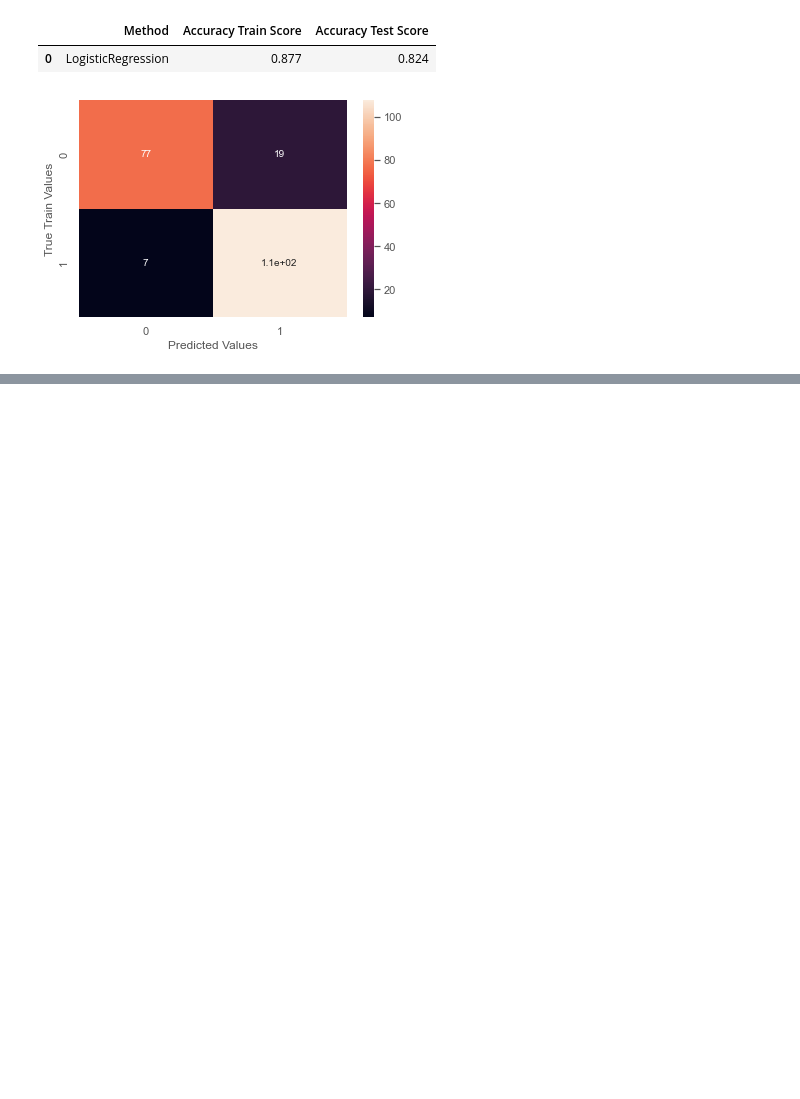
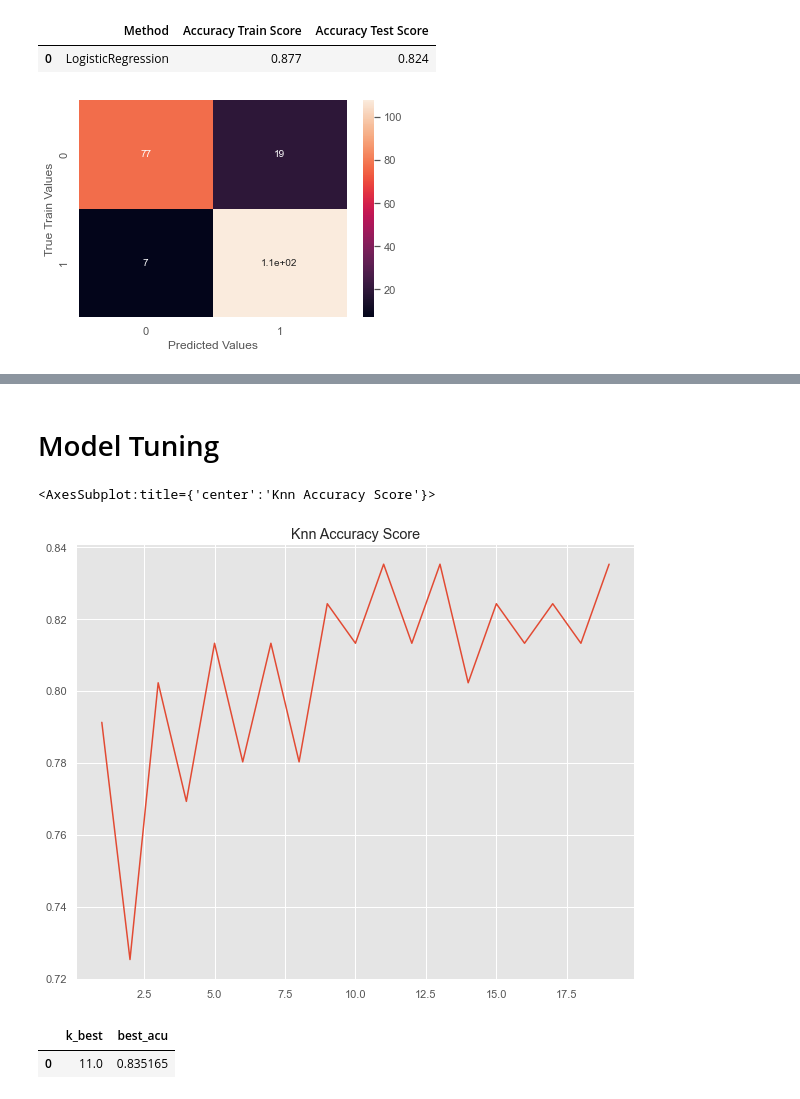
Before and after one commit to Omuk/Fullstack-Data-Analyst, a Jupyter notebook: Learning/code_examples/practice/Classification_Y_Categorical.ipynb, the cells around one changed output, grey strips where cells are left out. Cells and saved outputs as stored; diff of their text form; code cells hidden in the pictures; blank space fills up the shorter version.

Commit message:
data

```diff
--- a/Learning/code_examples/practice/Classification_Y_Categorical.ipynb
+++ b/Learning/code_examples/practice/Classification_Y_Categorical.ipynb
@@ -155,0 +159,32 @@ plt.show()
+# %% [markdown]
+# Model Tuning
+# %%
+accuracies = []
+
+for N in range(1,20):
+    knn = KNeighborsClassifier(n_neighbors=N)
+
+    knn.fit(x_train,y_train)
+    y_pred = knn.predict(x_test)
+
+    accu = accuracy_score(y_test, y_pred)
+    accuracies.append(accu)
+
+accuracies = np.array(accuracies)
+
+f,ax =plt.subplots(figsize=(10,8))
+ax.set_title('Knn Accuracy Score')
+sns.lineplot(np.arange(1,20),accuracies)
+# %% [output]
+<AxesSubplot:title={'center':'Knn Accuracy Score'}>
+[figure, added]
+# %%
+k_best = 1 + np.argmax(accuracies)
+best_accu = np.max(accuracies)
+
+kn_res = pd.DataFrame([k_best, best_accu]).transpose()
+kn_res.columns = ['k_best', 'best_acu']
+kn_res
+# %% [output]
+|  | k_best | best_acu |
+| 0 | 11.0 | 0.835165 |
```
Also changed, not shown: parts of 1 cell of this notebook, 1 other file.
